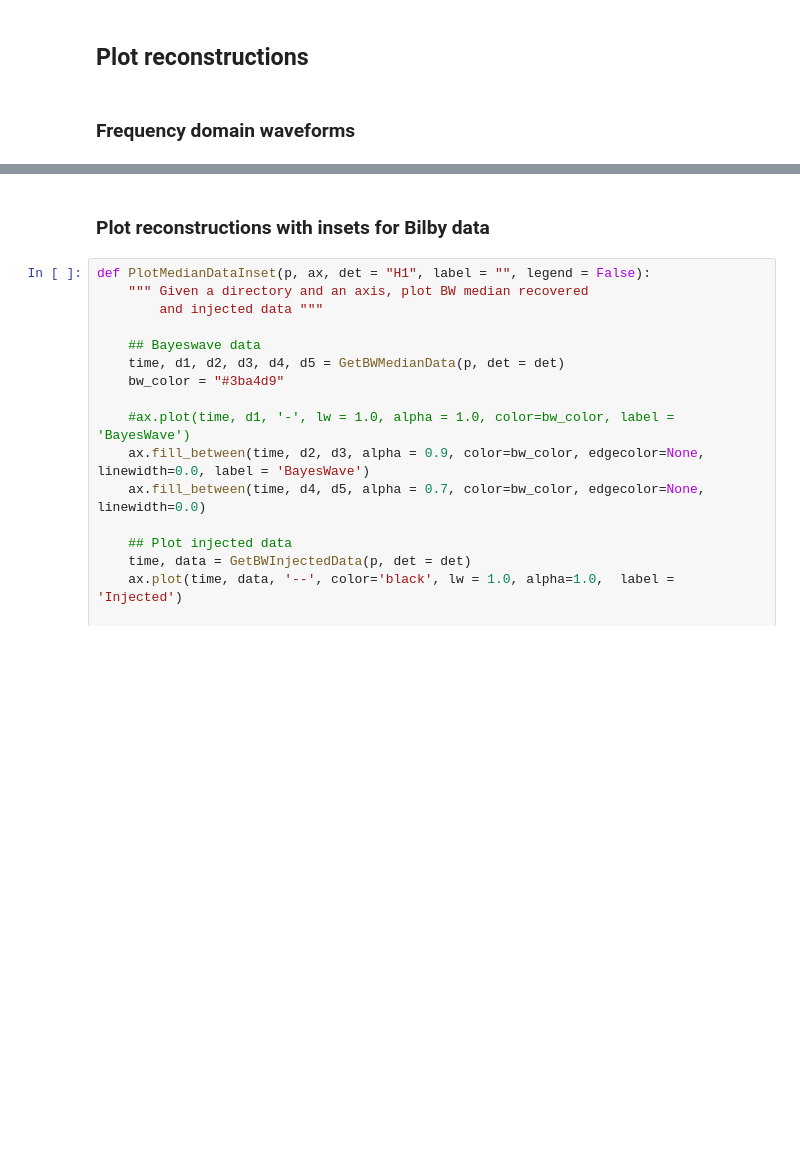
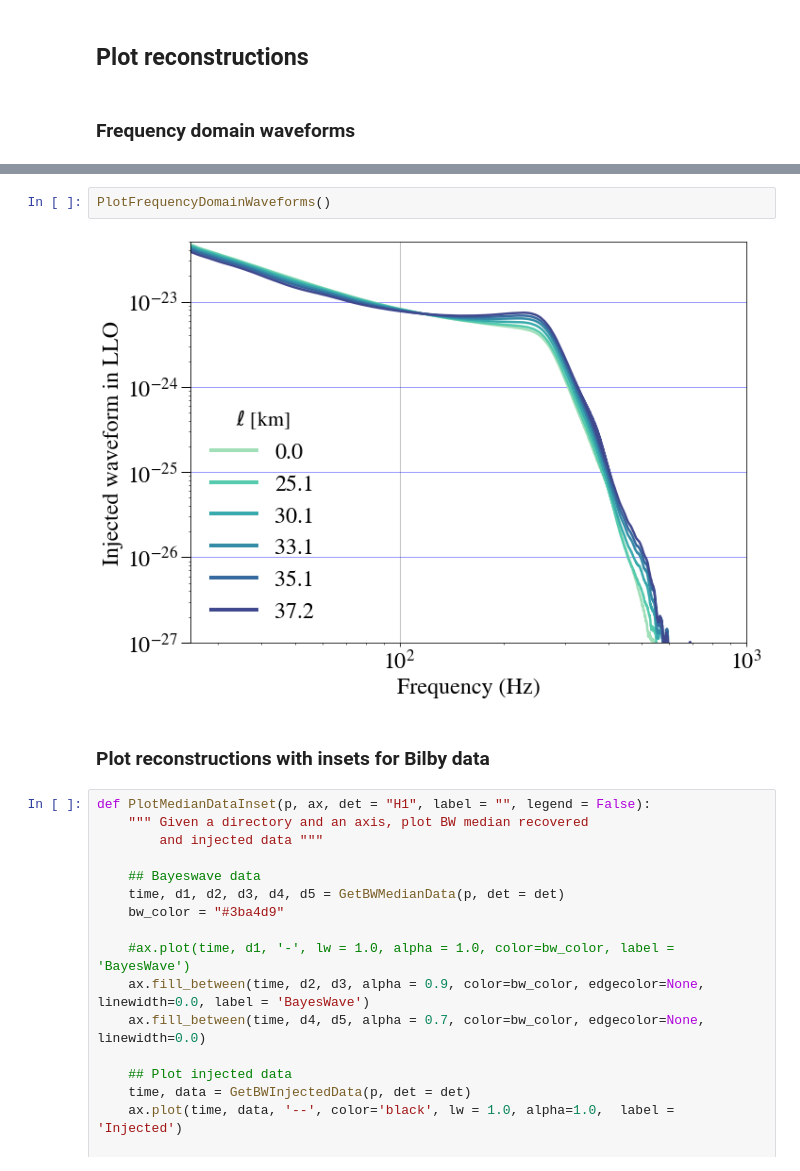
Before and after one commit to mariaokounkova/BeyondGRAnalysis, a Jupyter notebook: BayeswaveAnalysis.ipynb, the cells around one changed output, grey strips where cells are left out. Saved outputs shown, nothing was run; the diff lists cells and outputs as text; blank space fills up the shorter version.

```diff
--- a/BayeswaveAnalysis.ipynb
+++ b/BayeswaveAnalysis.ipynb
@@ -186,3 +201,7 @@ PlotFrequencyDomainWaveforms()
+# %%
+PlotFrequencyDomainWaveforms()
+# %% [output]
+[figure, added]
 # %% [markdown]
 ### Plot reconstructions with insets for Bilby data
 # %%
```
Also changed, not shown: parts of 7 cells of this notebook, 1 other file.
